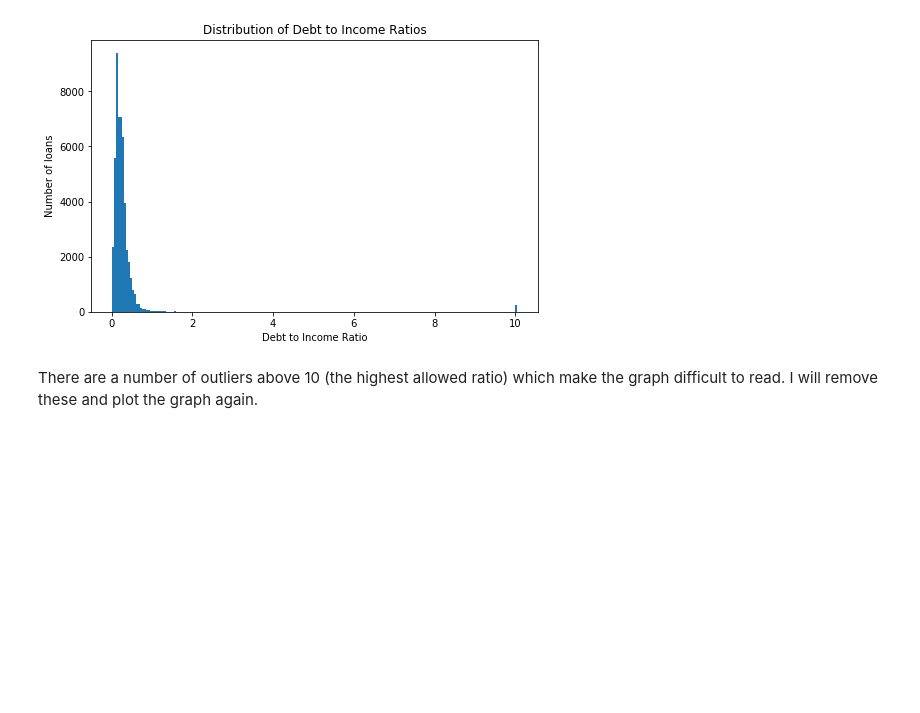
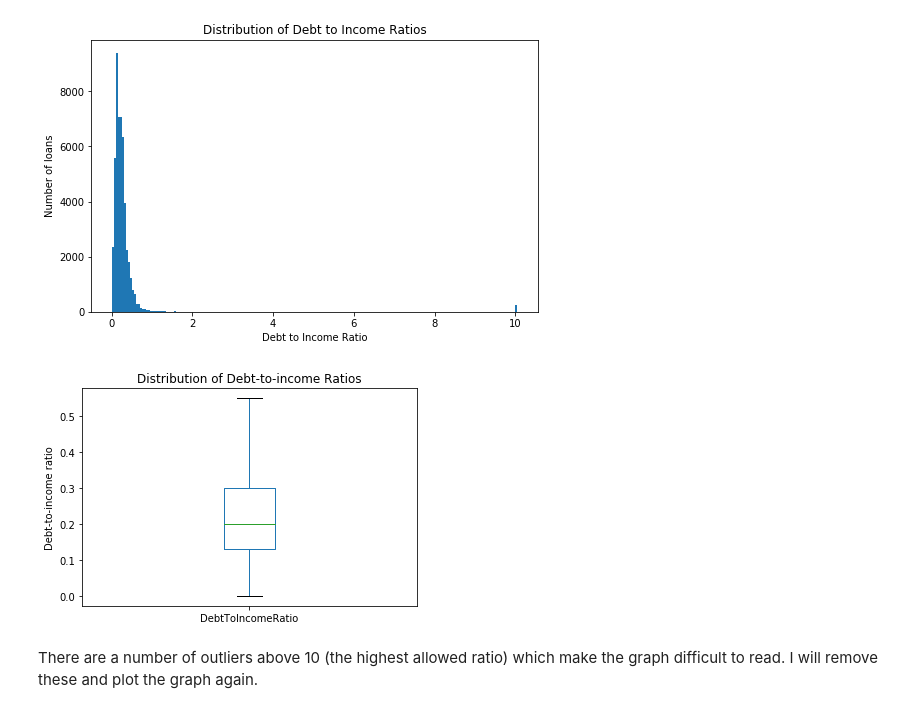
Before and after one commit to Jeffro80/DAND_Communicate_Findings, a Jupyter notebook: exploration-WORKING.ipynb, the cells around one changed output. Saved outputs shown, nothing was run; the diff lists cells and outputs as text; code cells hidden in the pictures; blank space fills up the shorter version.

```diff
--- a/exploration-WORKING.ipynb
+++ b/exploration-WORKING.ipynb
@@ -557,6 +569,12 @@ plt.title('Distribution of Debt to Income Ratios')
 plt.show()
 # %% [output]
 [figure]
+# %%
+loans['DebtToIncomeRatio'].plot(kind='box', showfliers=False)
+plt.ylabel('Debt-to-income ratio')
+plt.title('Distribution of Debt-to-income Ratios');
+# %% [output]
+[figure, added]
 # %% [markdown]
 There are a number of outliers above 10 (the highest allowed ratio) which make the graph difficult to read. I will remove these and plot the graph again.
 # %%
```
Also changed, not shown: parts of 8 cells of this notebook.
